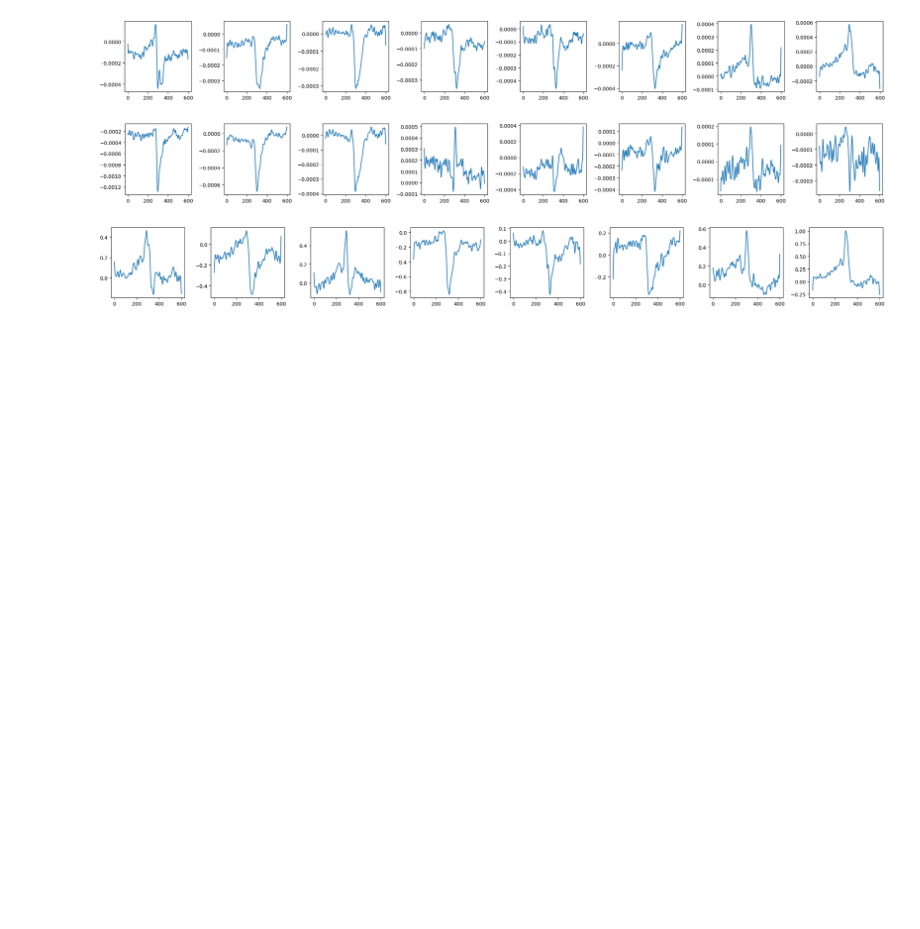
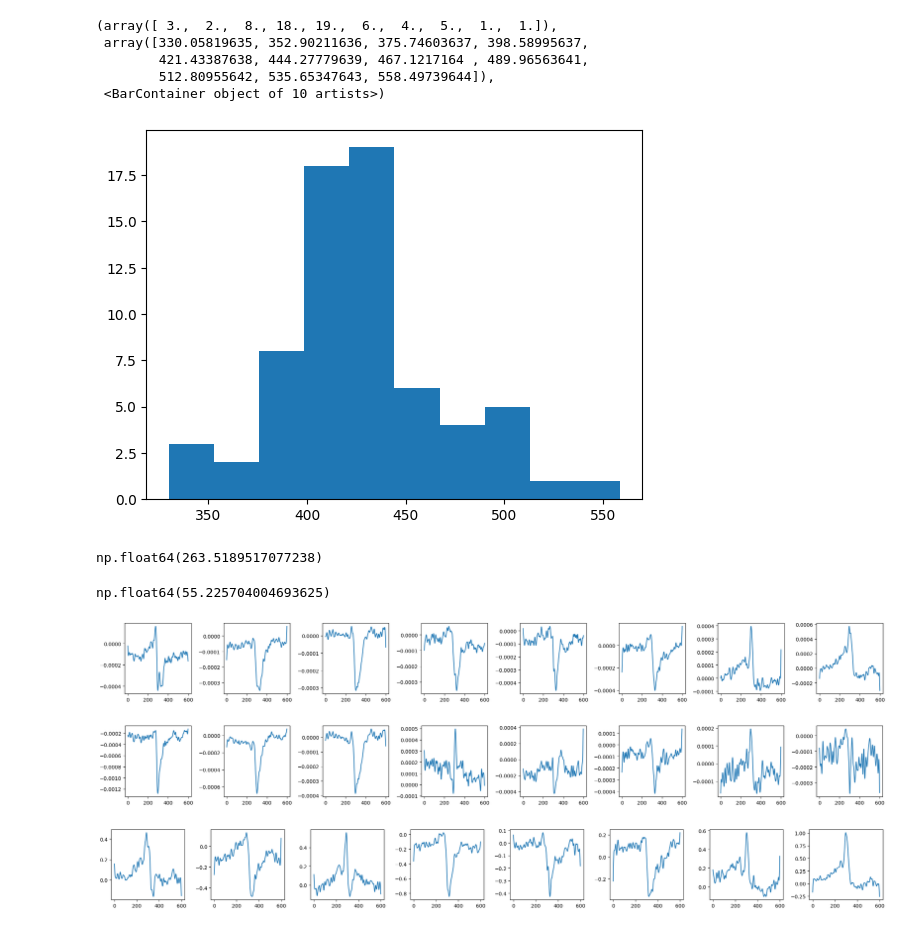
Before and after one commit to NeuroAI-IBS/fn_data_saccade, a Jupyter notebook: Data sorting/python_code/linear_analy(cell).ipynb, the cells around one changed output. Cells and saved outputs as stored; diff of their text form; code cells hidden in the pictures; blank space fills up the shorter version.

```diff
--- a/Data sorting/python_code/linear_analy(cell).ipynb
+++ b/Data sorting/python_code/linear_analy(cell).ipynb
@@ -138,0 +144,9 @@ for ori_num in range(8):
+# %%
+plt.hist(peak_m[:, 0])
+# %% [output]
+(array([ 3.,  2.,  8., 18., 19.,  6.,  4.,  5.,  1.,  1.]),
+ array([330.05819635, 352.90211636, 375.74603637, 398.58995637,
+        421.43387638, 444.27779639, 467.1217164 , 489.96563641,
+        512.80955642, 535.65347643, 558.49739644]),
+ <BarContainer object of 10 artists>)
+[figure, added]
@@ -138,0 +155,4 @@ for ori_num in range(8):
+# %%
+np.sum(cc) ** 2
+# %% [output]
+np.float64(263.5189517077238)
@@ -139,3 +162,7 @@ for ori_num in range(8):
+# %%
+residue
+# %% [output]
+np.float64(55.225704004693625)
 # %%
 plot_data = {}
 for ori_num in range(8):
```
Also changed, not shown: parts of 5 cells of this notebook.
